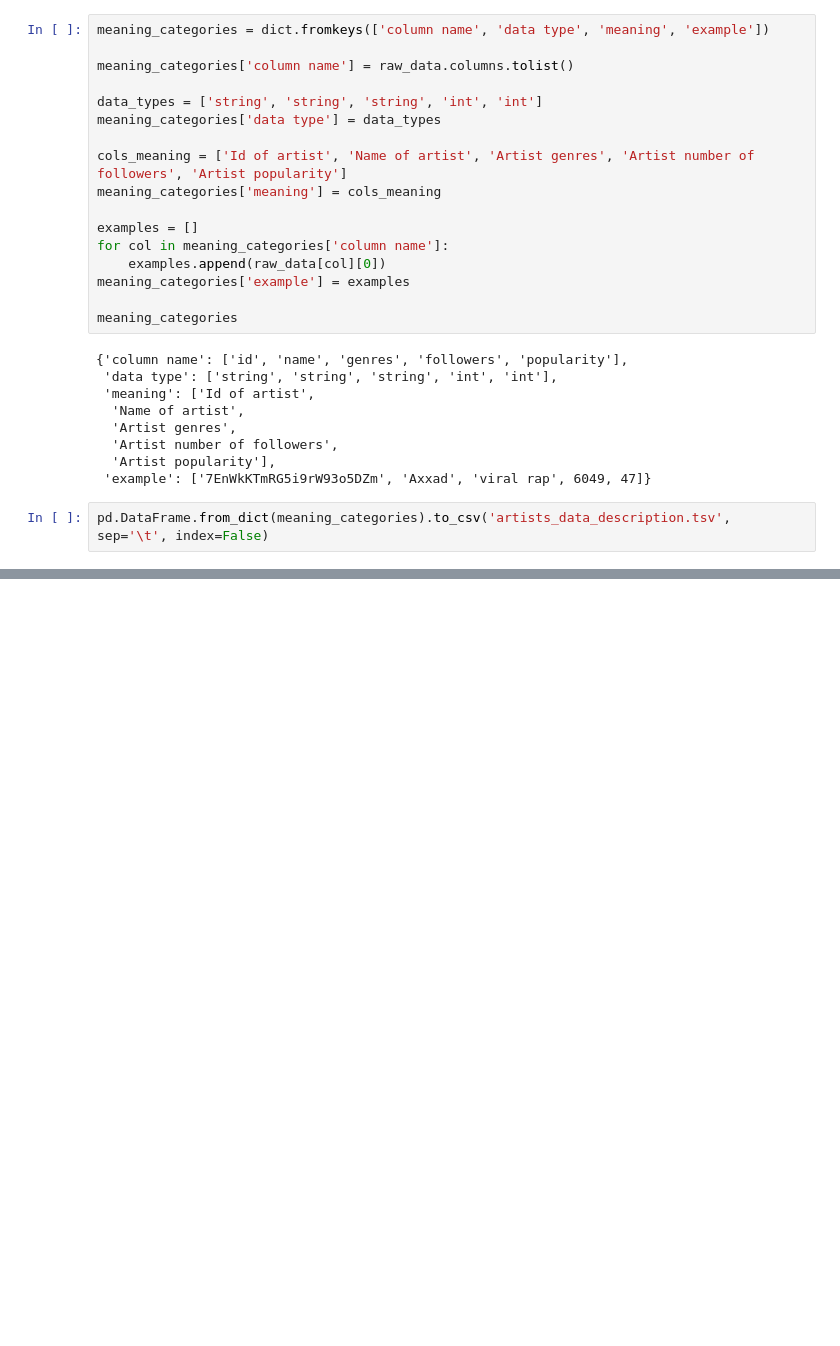
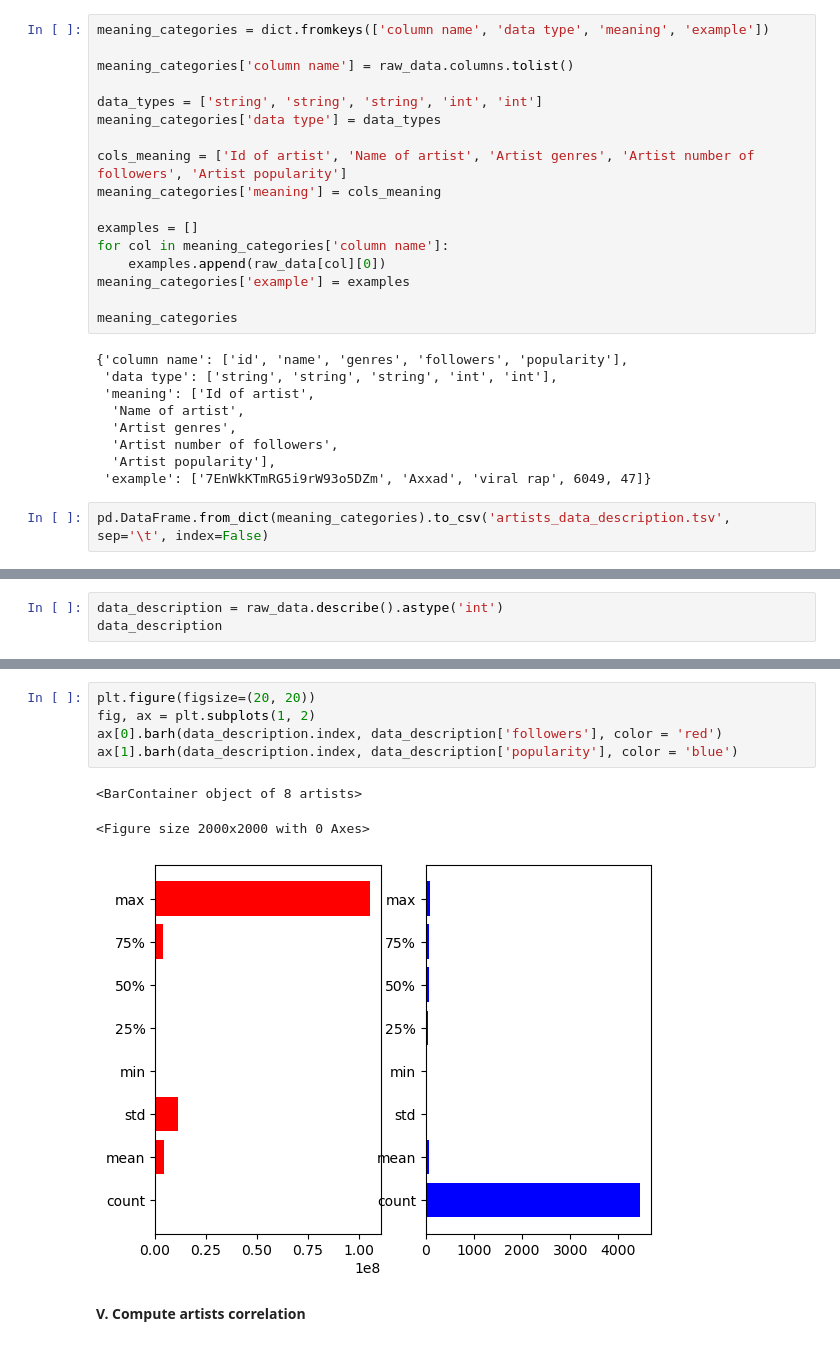
Before and after one commit to quytrungg/Final_Project_CSC14119, a Jupyter notebook: artists_data_exploration.ipynb, the cells around one changed output, grey strips where cells are left out. Saved outputs shown, nothing was run; the diff lists cells and outputs as text; blank space fills up the shorter version.

```diff
--- a/artists_data_exploration.ipynb
+++ b/artists_data_exploration.ipynb
@@ -63,0 +129,3 @@ pd.DataFrame.from_dict(meaning_categories).to_csv('artists_data_description.tsv'
+# %%
+data_description = raw_data.describe().astype('int')
+data_description
@@ -63,0 +142,11 @@ pd.DataFrame.from_dict(meaning_categories).to_csv('artists_data_description.tsv'
+# %%
+plt.figure(figsize=(20, 20))
+fig, ax = plt.subplots(1, 2)
+ax[0].barh(data_description.index, data_description['followers'], color = 'red')
+ax[1].barh(data_description.index, data_description['popularity'], color = 'blue')
+# %% [output]
+<BarContainer object of 8 artists>
+<Figure size 2000x2000 with 0 Axes>
+[figure, added]
+# %% [markdown]
+**V. Compute artists correlation**
```
Also changed, not shown: parts of 15 cells of this notebook, 1 other file.
